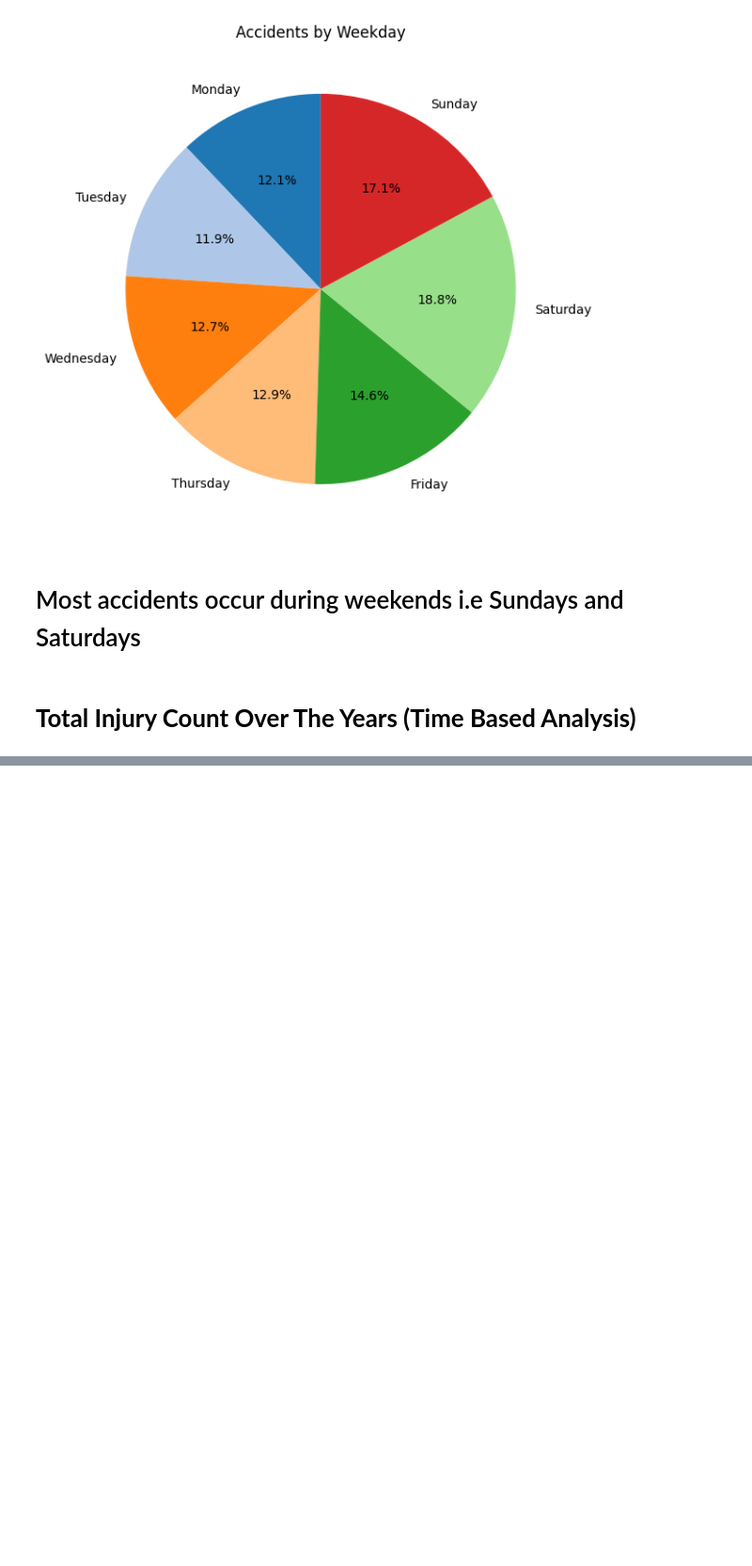
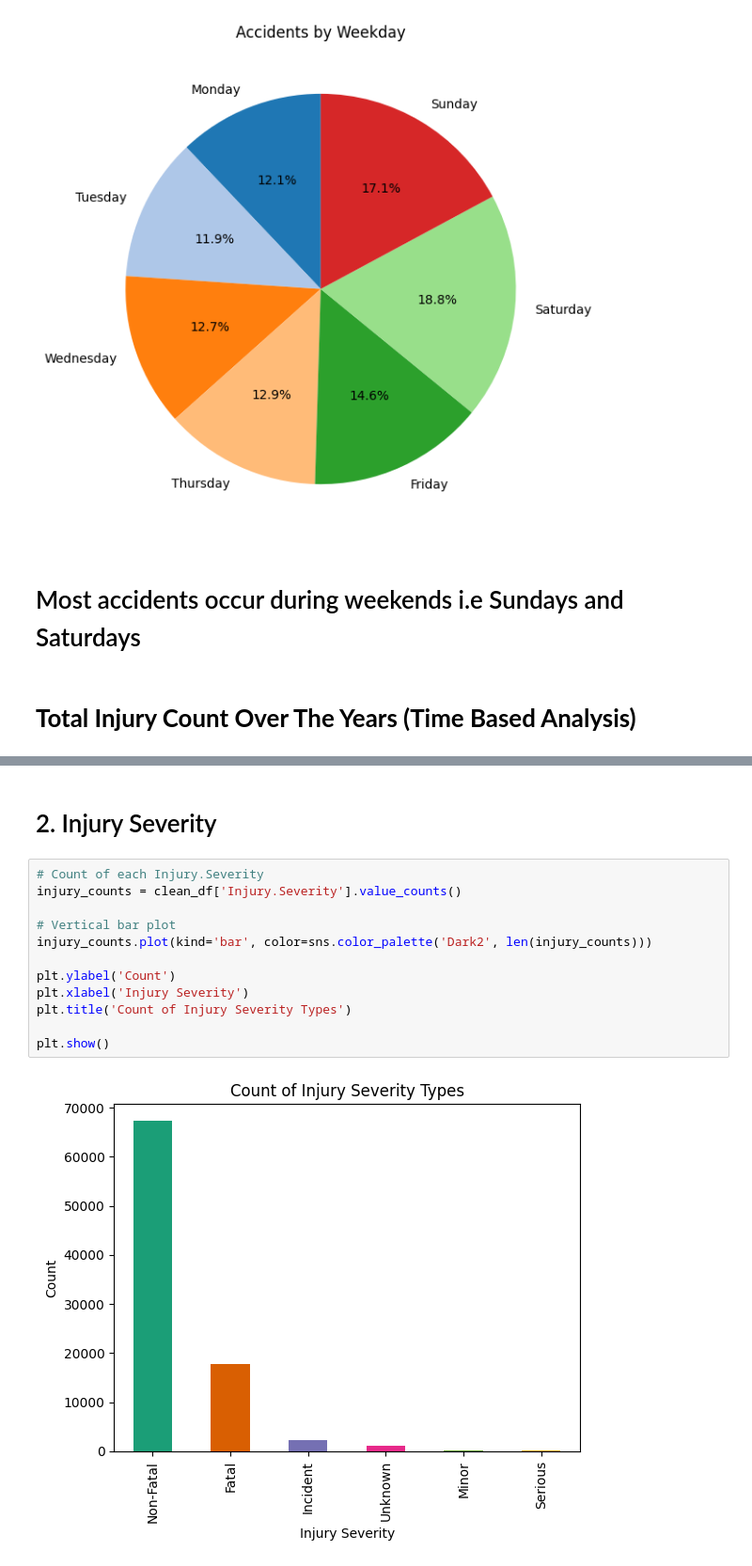
Before and after one commit to mwendemichelle4-dev/Aviation_Accident_Analysis, a Jupyter notebook: Aviation_analysis.ipynb, the cells around one changed output, grey strips where cells are left out. Shown at 94% size. Drawn from its saved outputs; the diff is of its cells as text; blank space fills up the shorter version.

```diff
--- a/Aviation_analysis.ipynb
+++ b/Aviation_analysis.ipynb
@@ -421,0 +516,16 @@ plt.show()
+# %% [markdown]
+# 2. Injury Severity
+# %%
+# Count of each Injury.Severity
+injury_counts = clean_df['Injury.Severity'].value_counts()
+
+# Vertical bar plot
+injury_counts.plot(kind='bar', color=sns.color_palette('Dark2', len(injury_counts)))
+
+plt.ylabel('Count')
+plt.xlabel('Injury Severity')
+plt.title('Count of Injury Severity Types')
+
+plt.show()
+# %% [output]
+[figure, added]
```
Also changed, not shown: parts of 21 cells of this notebook.
